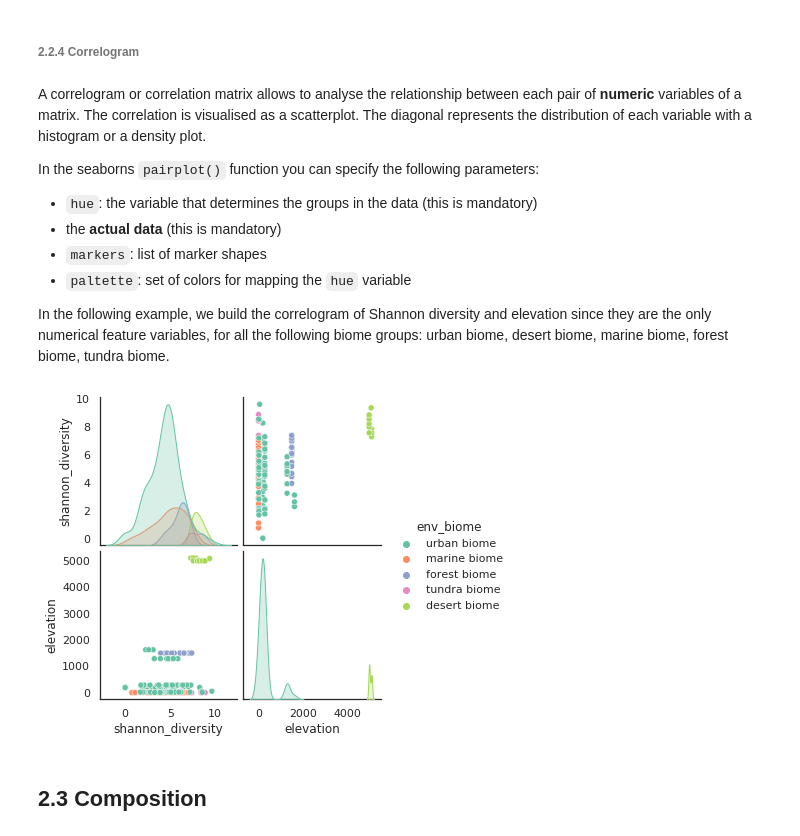
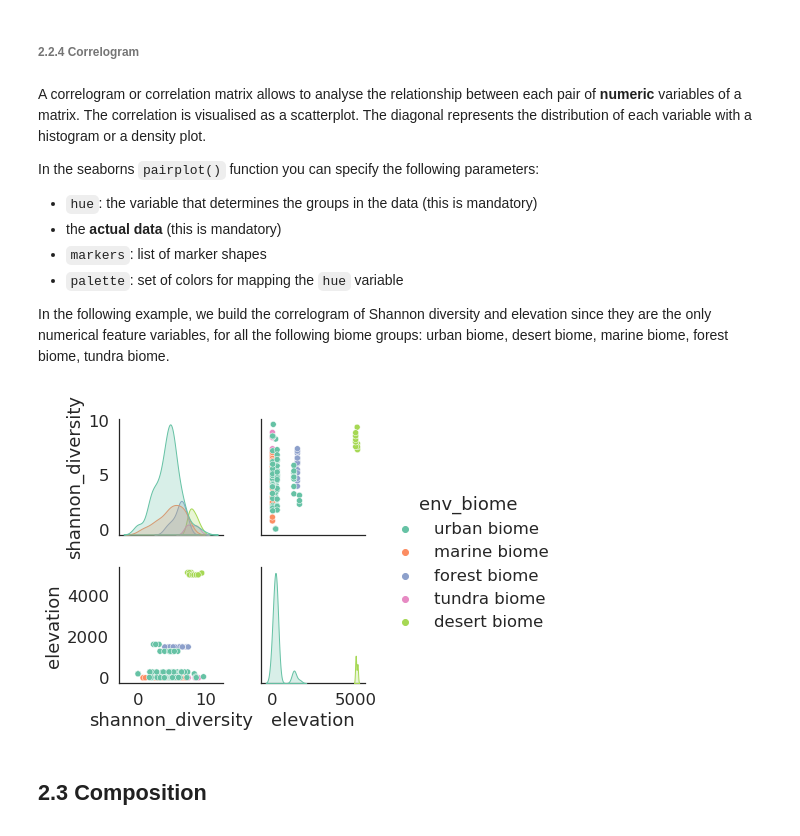
Before and after one commit to fsb-edu/DataVisualizationBook, a Jupyter notebook: DataVis_JB/chapters/chart_types.ipynb, the cells around one changed output. Cells and saved outputs as stored; diff of their text form; code cells hidden in the pictures.

Commit message:
Typos corrected, applied same theme to charts, etc

```diff
--- a/DataVis_JB/chapters/chart_types.ipynb
+++ b/DataVis_JB/chapters/chart_types.ipynb
@@ -311,3 +302,21 @@ with sns.plotting_context("notebook", font_scale=1.5):
     ax.set_yticklabels(ylabels)
 # %% [output]
 [figure]
+# %%
+sns.set(rc={'figure.figsize':(6, 8), 'font.family': ['DejaVu Sans']}, style='white')
+with sns.plotting_context("notebook", font_scale=1.5):
+    # seaborn's heatmap
+    ax = sns.heatmap(
+        data=subset_groups_pivot,
+        cmap='Blues',
+        annot=True # this creates an annotated heatmap
+    )
+
+    # matplotlib's customization
+    ax.set_xlabel('Elevation')
+    ax.set_ylabel('Biome')
+    ax.set_title('Average Shannon diversity')
+
+    ylabels = ax.get_yticklabels()
+    ylabels = [l.get_text().replace(' biome', '') for l in ylabels]
+    ax.set_yticklabels(ylabels)
@@ -321,20 +332,21 @@ In the seaborns `pairplot()` function you can specify the following parameters:
 - `hue`: the variable that determines the groups in the data (this is mandatory)
 - the **actual data** (this is mandatory)
 - `markers`: list of  marker shapes
-- `paltette`: set of colors for mapping the `hue` variable
+- `palette`: set of colors for mapping the `hue` variable
 
 In the following example, we build the correlogram of Shannon diversity and elevation since they are the only numerical feature variables, for all the following biome groups: urban biome, desert biome, marine biome, forest biome, tundra biome.
 # %%
 selection = data['env_biome'].isin(
     ('urban biome', 'desert biome', 'marine biome', 'forest biome', 'tundra biome')
 )
 subset = data.loc[selection, ['shannon_diversity', 'elevation', 'env_biome']]
 
-# left
-sns.pairplot(subset, kind="scatter", hue="env_biome", palette="Set2")
-plt.show()
+sns.set(rc={'figure.figsize':(6, 8), 'font.family': ['DejaVu Sans']}, style='white')
+with sns.plotting_context("notebook", font_scale=1.5):
+    sns.pairplot(subset, kind="scatter", hue="env_biome", palette="Set2")
+    plt.show()
 # %% [output]
-[figure, old version]
+[figure, new version]
 # %% [markdown]
 ## 2.3 Composition
 # %% [markdown]
```
Also changed, not shown: parts of 9 cells of this notebook.
